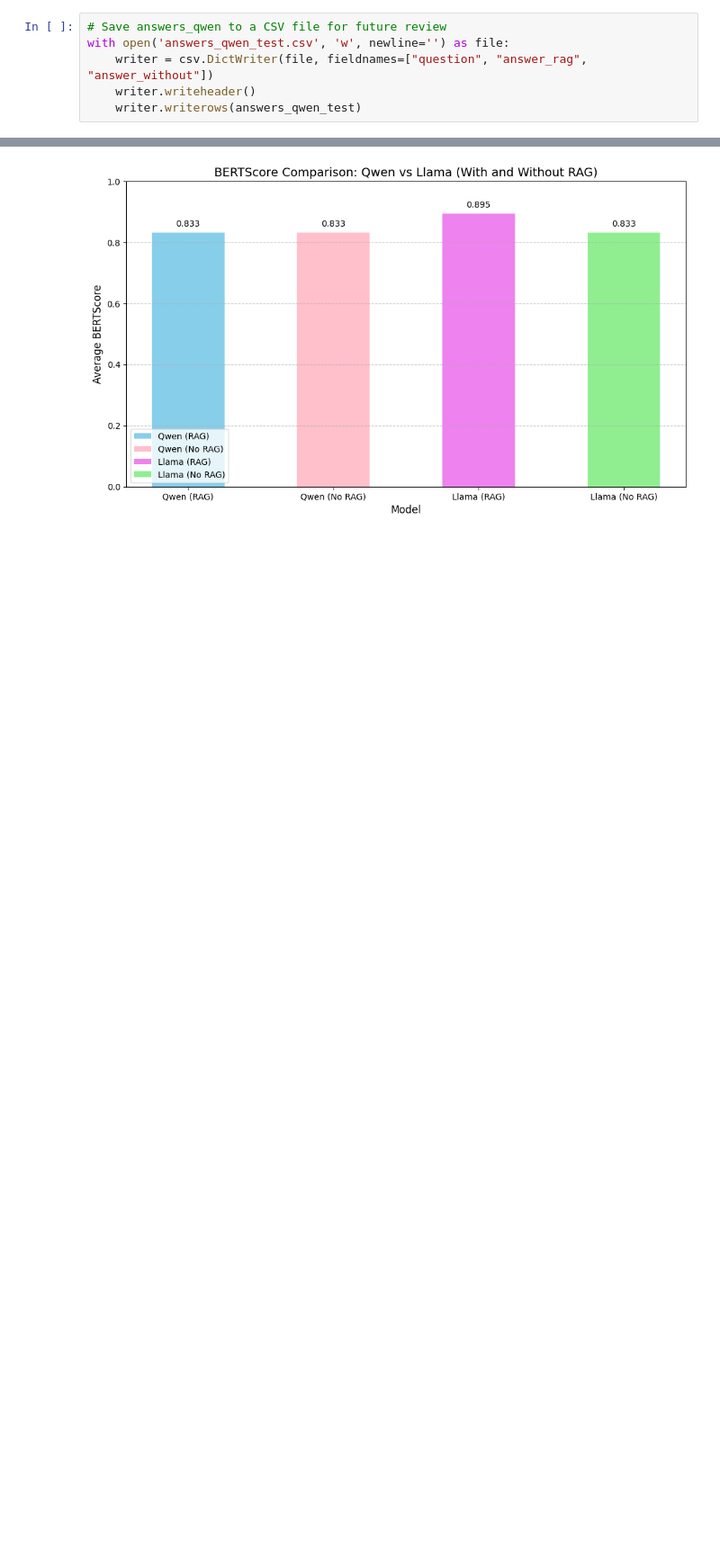
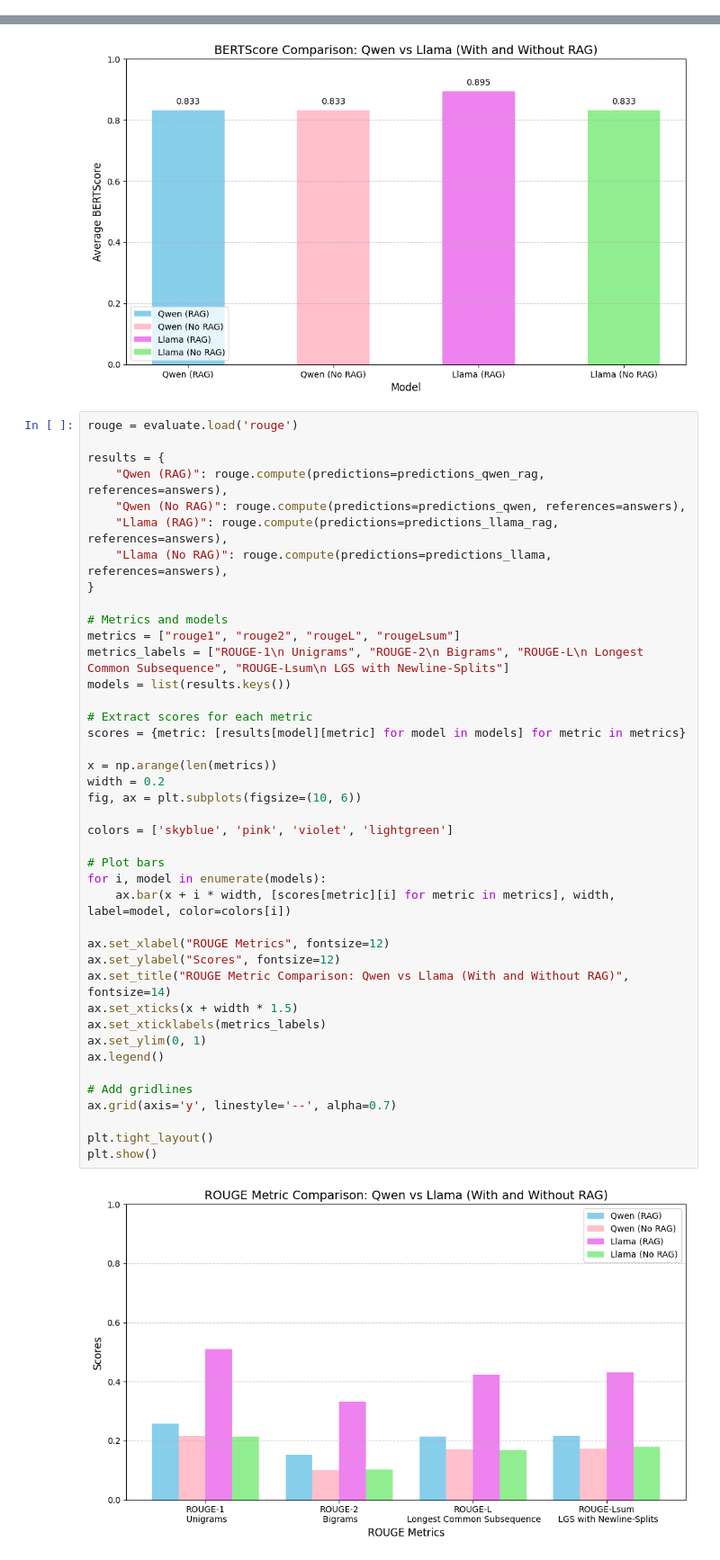
Before and after one commit to JoudiAlakkad/RAG_Effectiveness, a Jupyter notebook: RAG (1).ipynb, the cells around one changed output, grey strips where cells are left out. Shown at 90% size. Saved outputs shown, nothing was run; the diff lists cells and outputs as text; blank space fills up the shorter version.

```diff
--- a/RAG (1).ipynb
+++ b/RAG (1).ipynb
@@ -355,12 +277,6 @@ with open('answers_qwen.csv', 'w', newline='') as file:
     writer = csv.DictWriter(file, fieldnames=["question", "answer_rag", "answer_without", "context"])
     writer.writeheader()
     writer.writerows(answers_qwen)
-# %%
-# Save answers_qwen to a CSV file for future review
-with open('answers_qwen_test.csv', 'w', newline='') as file:
-    writer = csv.DictWriter(file, fieldnames=["question", "answer_rag", "answer_without"])
-    writer.writeheader()
-    writer.writerows(answers_qwen_test)
 # %%
 # read from CSV file LLAMA
 with open('answers_qwen.csv', 'r', newline='') as file:
@@ -598,3 +511,46 @@ plt.tight_layout()
 plt.show()
 # %% [output]
 [figure]
+# %%
+rouge = evaluate.load('rouge')
+
+results = {
+    "Qwen (RAG)": rouge.compute(predictions=predictions_qwen_rag, references=answers),
+    "Qwen (No RAG)": rouge.compute(predictions=predictions_qwen, references=answers),
+    "Llama (RAG)": rouge.compute(predictions=predictions_llama_rag, references=answers),
+    "Llama (No RAG)": rouge.compute(predictions=predictions_llama, references=answers),
+}
+
+# Metrics and models
+metrics = ["rouge1", "rouge2", "rougeL", "rougeLsum"]
+metrics_labels = ["ROUGE-1\n Unigrams", "ROUGE-2\n Bigrams", "ROUGE-L\n Longest Common Subsequence", "ROUGE-Lsum\n LGS with Newline-Splits"]
+models = list(results.keys())
+
+# Extract scores for each metric
+scores = {metric: [results[model][metric] for model in models] for metric in metrics}
+
+x = np.arange(len(metrics))
+width = 0.2
+fig, ax = plt.subplots(figsize=(10, 6))
+
+colors = ['skyblue', 'pink', 'violet', 'lightgreen']
+
+# Plot bars
+for i, model in enumerate(models):
+    ax.bar(x + i * width, [scores[metric][i] for metric in metrics], width, label=model, color=colors[i])
+
+ax.set_xlabel("ROUGE Metrics", fontsize=12)
+ax.set_ylabel("Scores", fontsize=12)
+ax.set_title("ROUGE Metric Comparison: Qwen vs Llama (With and Without RAG)", fontsize=14)
+ax.set_xticks(x + width * 1.5)
+ax.set_xticklabels(metrics_labels)
+ax.set_ylim(0, 1)
+ax.legend()
+
+# Add gridlines
+ax.grid(axis='y', linestyle='--', alpha=0.7)
+
+plt.tight_layout()
+plt.show()
+# %% [output]
+[figure, added]
```
Also changed, not shown: parts of 16 cells of this notebook.
